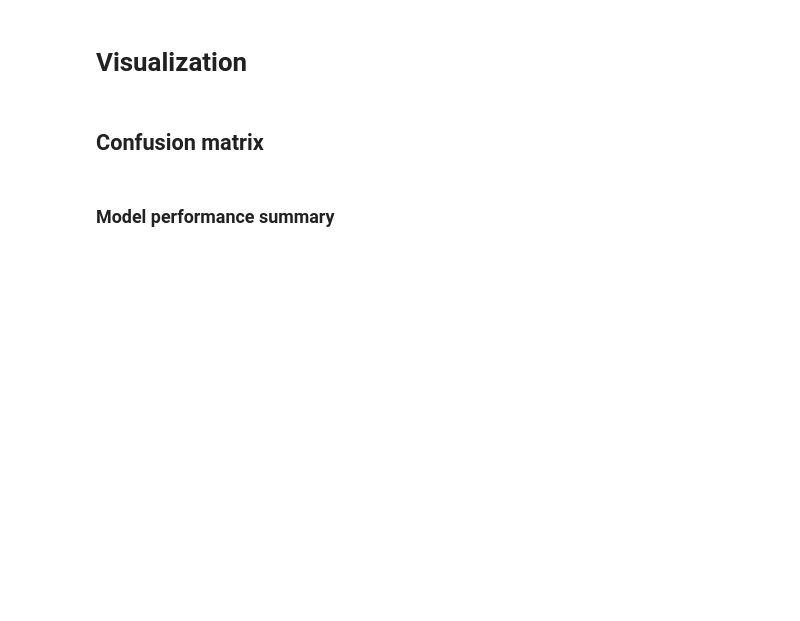
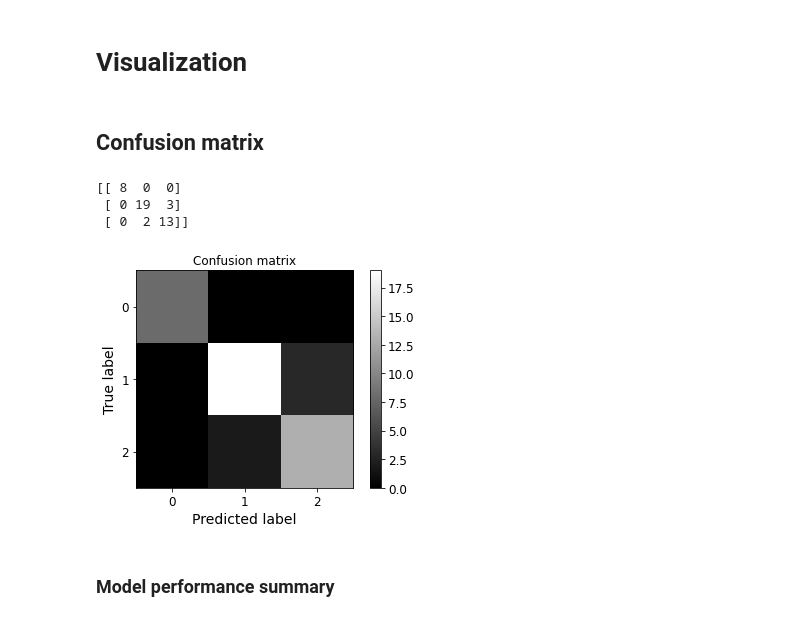
Before and after one commit to thomasbakken-su/CPSC5310_TWs, a Jupyter notebook: TW4/TW4-DT/decision_trees.ipynb, the cells around one changed output. Saved outputs shown, nothing was run; the diff lists cells and outputs as text; code cells hidden in the pictures; blank space fills up the shorter version.

```diff
--- a/TW4/TW4-DT/decision_trees.ipynb
+++ b/TW4/TW4-DT/decision_trees.ipynb
@@ -126,3 +200,6 @@ https://towardsdatascience.com/model-parameters-and-hyperparameters-in-machine-l
 from sklearn.datasets import load_iris
 from sklearn.tree import DecisionTreeClassifier
 from sklearn.model_selection import train_test_split
+
+iris = load_iris()
+print(iris)
@@ -129,5 +224,10 @@ from sklearn.model_selection import train_test_split
 # %% [markdown]
 ### Split the data to training and testing
+# %%
+X = iris.data[:, 2:]
+y = iris.target
+
+X_train, X_test, y_train, y_test = train_test_split(X, y, test_size = .3)
 # %% [markdown]
 ## Training
 ### Learing using training data
@@ -135,3 +235,7 @@ from sklearn.model_selection import train_test_split
 - use Gini index measure
 
 *** Notes: you can also use gain information (entropy) measure by setting criterion="entropy" in the model
+# %%
+tree_clf = DecisionTreeClassifier(max_depth=4, criterion='gini', random_state=42)
+
+tree_clf.fit(X_train, y_train)
@@ -138,11 +244,23 @@ from sklearn.model_selection import train_test_split
 # %% [markdown]
 ## Testing
 ### Evaluating the model using testing data
+# %%
+y_pred = tree_clf.predict(X_test)
 # %% [markdown]
 # Visualization
 # %% [markdown]
 ## Confusion matrix
 # %%
 # plot a confusion matrix
+
+confusion_mat = confusion_matrix(y_test, y_pred)
+print(confusion_mat)
+
+plot_confusion_matrix(confusion_mat, 3)
+# %% [output]
+[[ 8  0  0]
+ [ 0 19  3]
+ [ 0  2 13]]
+[figure, added]
 # %% [markdown]
 ### Model performance summary
```
Also changed, not shown: parts of 35 cells of this notebook, 5 other files.
